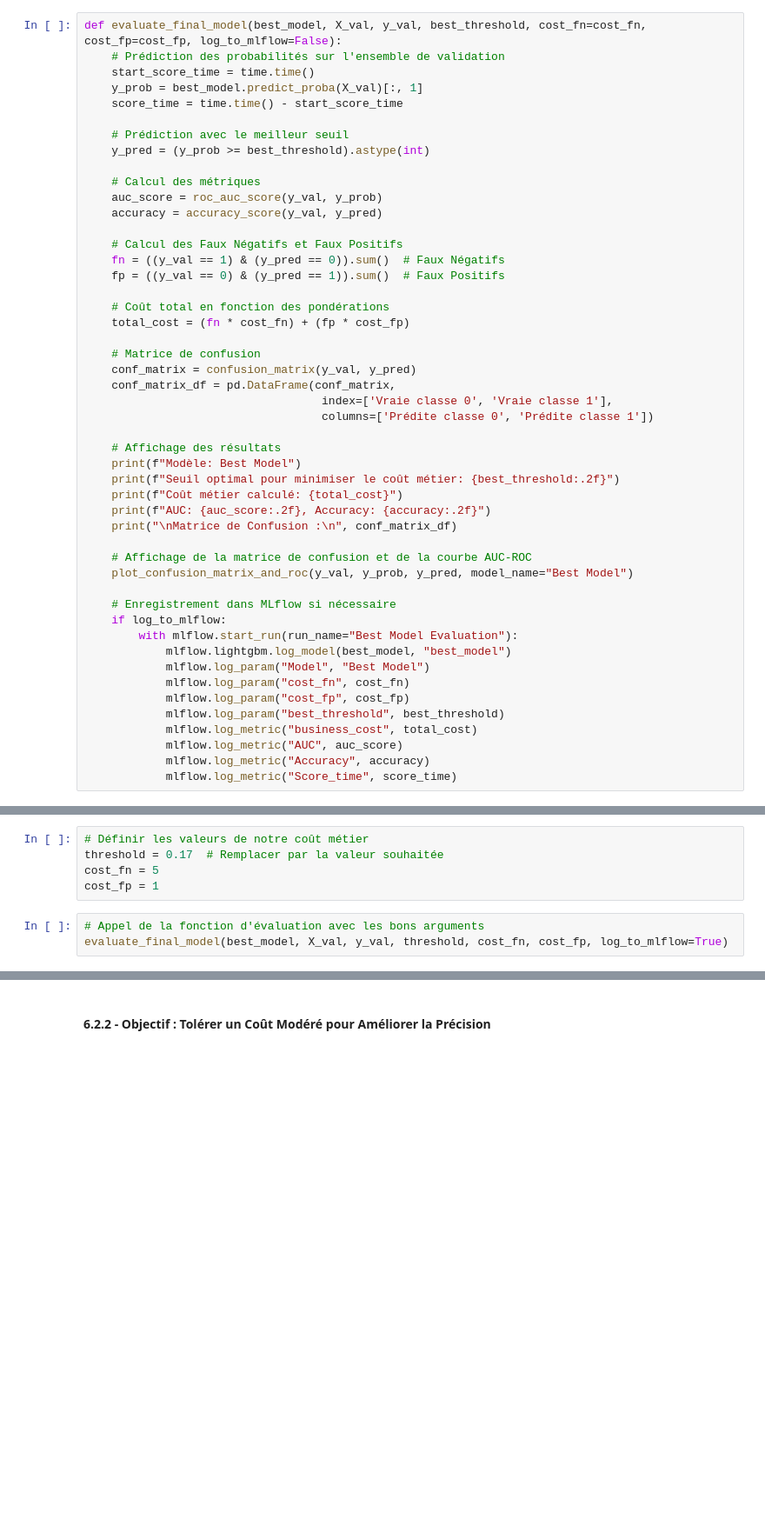
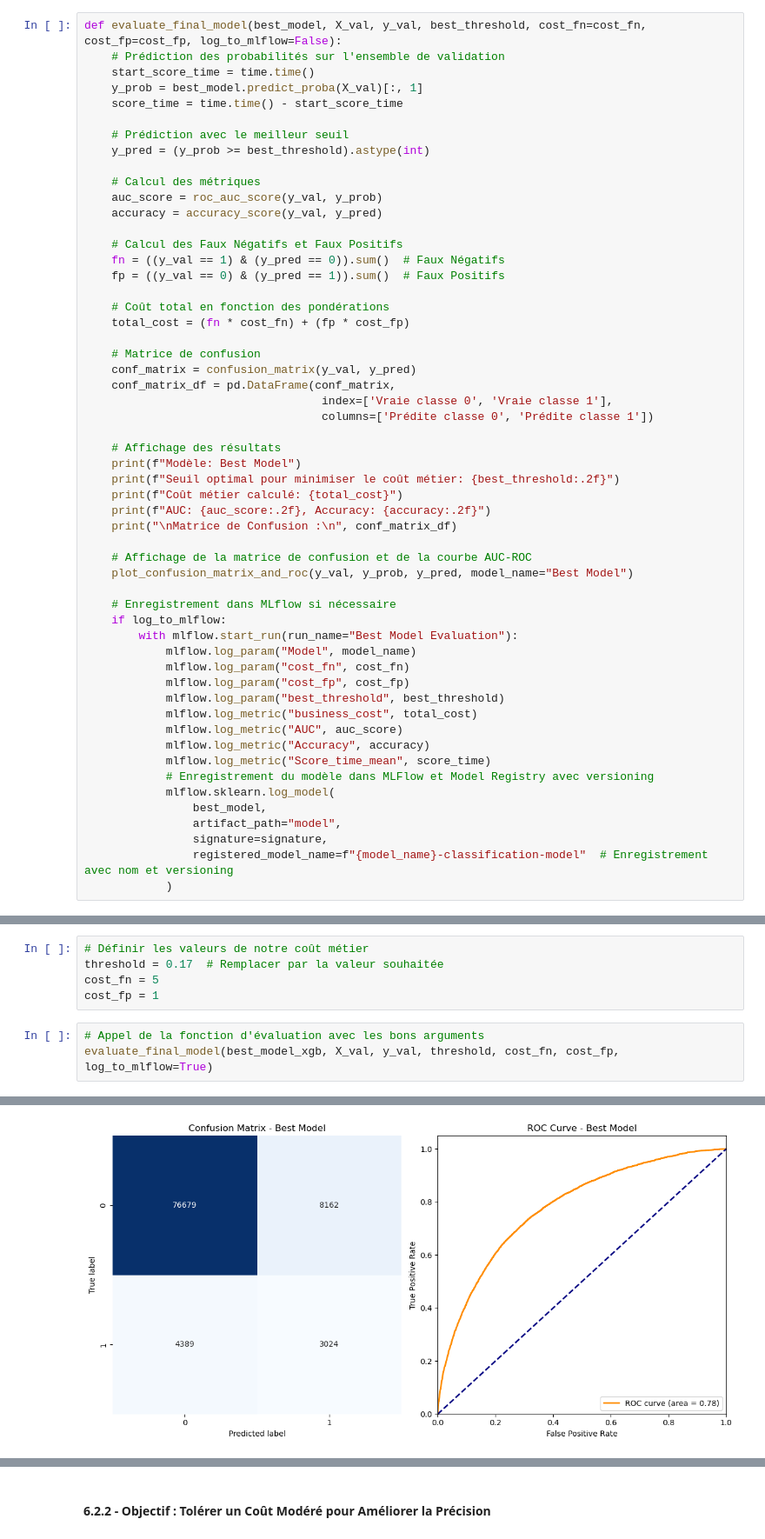
Before and after one commit to GaryMauger/P7_implementer_modele_scoring, a Jupyter notebook: Projet_7_2.ipynb, the cells around one changed output, grey strips where cells are left out. Shown at 87% size. Drawn from its saved outputs; the diff is of its cells as text; blank space fills up the shorter version.

```diff
--- a/Projet_7_2.ipynb
+++ b/Projet_7_2.ipynb
@@ -1741,15 +2015,21 @@ def evaluate_final_model(best_model, X_val, y_val, best_threshold, cost_fn=cost_
     # Enregistrement dans MLflow si nécessaire
     if log_to_mlflow:
         with mlflow.start_run(run_name="Best Model Evaluation"):
-            mlflow.lightgbm.log_model(best_model, "best_model")
-            mlflow.log_param("Model", "Best Model")
+            mlflow.log_param("Model", model_name)
             mlflow.log_param("cost_fn", cost_fn)
             mlflow.log_param("cost_fp", cost_fp)
             mlflow.log_param("best_threshold", best_threshold)
             mlflow.log_metric("business_cost", total_cost)
             mlflow.log_metric("AUC", auc_score)
             mlflow.log_metric("Accuracy", accuracy)
-            mlflow.log_metric("Score_time", score_time)
+            mlflow.log_metric("Score_time_mean", score_time)
+            # Enregistrement du modèle dans MLFlow et Model Registry avec versioning
+            mlflow.sklearn.log_model(
+                best_model,
+                artifact_path="model",
+                signature=signature,
+                registered_model_name=f"{model_name}-classification-model"  # Enregistrement avec nom et versioning
+            )
 # %% [markdown]
 ## 6.1 - Analyse des Différents Seuils et Coûts
 # %% [markdown]
@@ -1805,4 +2102,5 @@ cost_fn = 5
 cost_fp = 1
 # %%
 # Appel de la fonction d'évaluation avec les bons arguments
-evaluate_final_model(best_model, X_val, y_val, threshold, cost_fn, cost_fp, log_to_mlflow=True)
+evaluate_final_model(best_model_xgb, X_val, y_val, threshold, cost_fn, cost_fp, log_to_mlflow=True)
+# %% [output]
@@ -1808,0 +2116 @@ evaluate_final_model(best_model, X_val, y_val, threshold, cost_fn, cost_fp, log_
+[figure, added]
```
Also changed, not shown: parts of 62 cells of this notebook.
